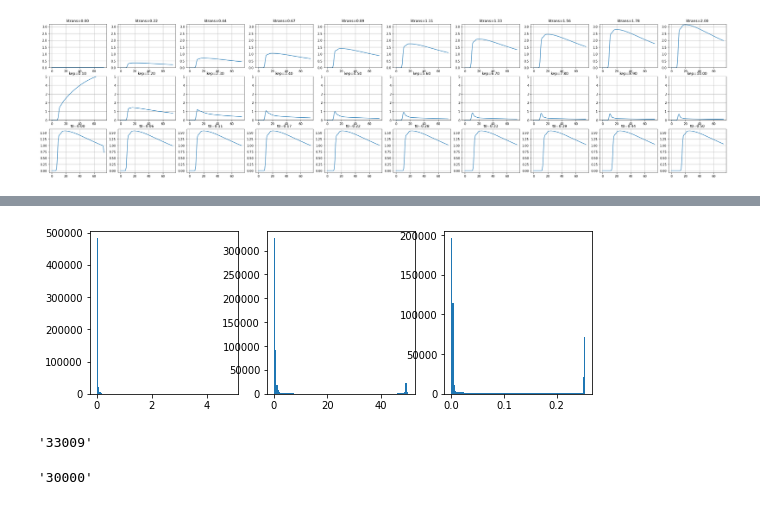
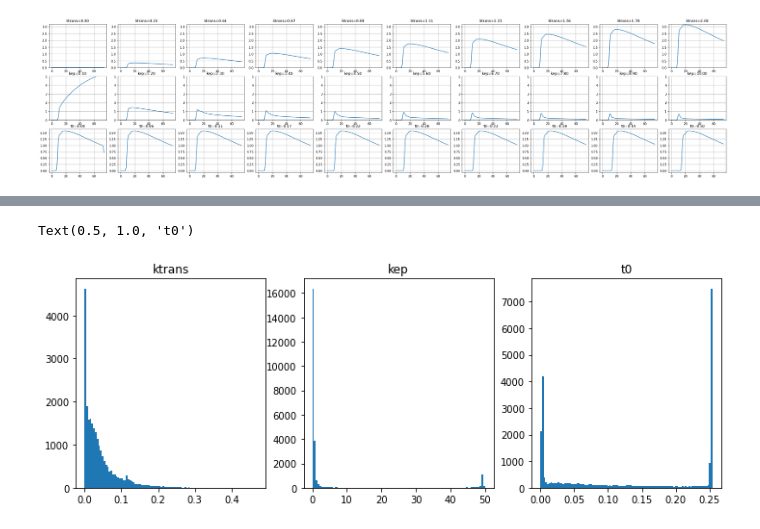
Before and after one commit to zeakey/dce-mri, a Jupyter notebook: torch/debug.ipynb, the cells around one changed output, grey strips where cells are left out. Drawn from its saved outputs; the diff is of its cells as text; code cells hidden in the pictures.

Commit message:
debug curve

```diff
--- a/torch/debug.ipynb
+++ b/torch/debug.ipynb
@@ -63,14 +106,22 @@ plt.savefig('curves-different-params.pdf')
 # %%
-data = loadmat('../tmp/patient-0.mat')
-kep = data['kep']
-n = kep.shape[2]
-
-fig, axes = plt.subplots(2, kep.shape[2], figsize=(2*kep.shape[2], 4))
+fig, axes = plt.subplots(4, 10, figsize=(20, 8))
 vlplt.clear_ticks(axes)
 
-for i in range(n):
-    kep1 = kep[:, :, i]
-    kep1[kep1 > kep1.max()/50] = 0
-    axes[0, i].imshow(kep[:, :, i])
-    axes[1, i].imshow(kep[60:100, 60:80, i])
-plt.savefig('kep.pdf')
+for idx, i in enumerate(range(5, 15)):
+    axes[0, idx].imshow(matlab_ktrans[:, :, i])
+    axes[0, idx].set_title('Slice%.2d' % (i+1))
+    if idx == 0:
+        axes[0, idx].set_ylabel('Matlab')
+
+    axes[1, idx].imshow(matlab_ktrans[70:110, 70:100, i])
+    if idx == 0:
+        axes[1, idx].set_ylabel('Matlab (Prostate)')
+    #
+    axes[2, idx].imshow(torch_ktrans[:, :, i])
+    if idx == 0:
+        axes[2, idx].set_ylabel('Torch')
+
+    axes[3, idx].imshow(torch_ktrans[70:110, 70:100, i])
+    if idx == 0:
+        axes[3, idx].set_ylabel('Torch (Prostate)')
+plt.savefig('ktrans.pdf')
@@ -77,7 +183,13 @@ plt.savefig('kep.pdf')
 # %%
-fig, axes = plt.subplots(1, 3, figsize=(9, 3))
-a = axes[0].hist(data['ktrans'].flatten(), 100)
-a = axes[1].hist(data['kep'].flatten(), 100)
-a = axes[2].hist(data['t0'].flatten(), 100)
+fig, axes = plt.subplots(1, 3, figsize=(12, 4))
+axes[0].hist(data['ktrans'][70:110, 70:100,].flatten(), 100)
+axes[0].set_title('ktrans')
+
+axes[1].hist(data['kep'][70:110, 70:100,].flatten(), 100)
+axes[1].set_title('kep')
+
+axes[2].hist(data['t0'][70:110, 70:100,].flatten(), 100)
+axes[2].set_title('t0')
 # %% [output]
+Text(0.5, 1.0, 't0')
-[figure, old version]
+[figure, new version]
@@ -86,4 +195,0 @@ d = pydicom.dcmread('/data1/home/kzhao/Code/dce-matlab/torch/work_dirs/transform
-# %%
-d.SeriesNumber
-# %% [output]
-'33009'
@@ -92,4 +195,0 @@ d = pydicom.dcmread('work_dirs/transformer-8layers-4heads-use_grad-no_loss_scale
-# %%
-d.SeriesNumber
-# %% [output]
-'30000'
```
Also changed, not shown: parts of 11 cells of this notebook.
